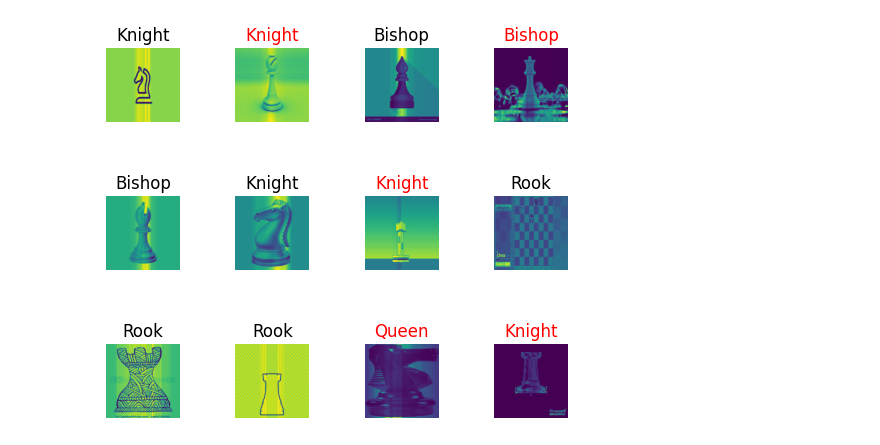
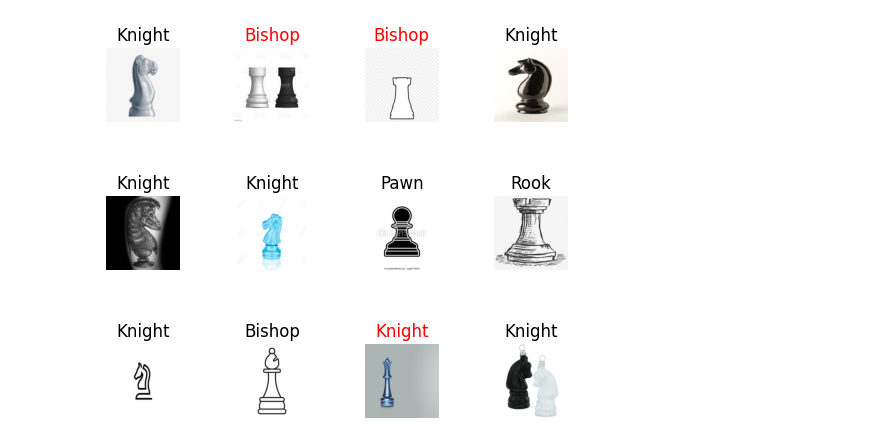
Before and after one commit to khirobenn/Deep-Learning, a Jupyter notebook: chess_model.ipynb, the cells around one changed output. Saved outputs shown, nothing was run; the diff lists cells and outputs as text; code cells hidden in the pictures.

Commit message:
At this level, this is the best I can do. I will improve my knowledge to improve this model.

```diff
--- a/chess_model.ipynb
+++ b/chess_model.ipynb
@@ -40,7 +33,7 @@ for pixels, category in training_data:
     Y.append(category)
 # %%
 X = np.array(X)
-X = X.reshape(X.shape[0], X.shape[1], X.shape[2], 1)
+# X = X.reshape(X.shape[0], X.shape[1], X.shape[2], X.shape[3],1)
 Y = np.array(Y)
 print(X.shape)
 print(Y.shape)
@@ -49,4 +42,4 @@ print(Y.shape)
 (651,)
 # %%
 import tensorflow as tf
-X = tf.keras.utils.normalize(X, axis = 1)
+X = X / 255.0
@@ -65,17 +85,17 @@ print(X.shape[1:])
 # %%
 model = tf.keras.Sequential()
 
-model.add(tf.keras.layers.Conv2D(64 , (3,3), activation=tf.nn.leaky_relu))
+model.add(tf.keras.layers.Conv2D(64 , (3,3), input_shape=X.shape[1:], activation=tf.nn.leaky_relu))
 model.add(tf.keras.layers.MaxPooling2D(pool_size=(2,2)))
 model.add(tf.keras.layers.Conv2D(32, (3,3), activation=tf.nn.leaky_relu))
 model.add(tf.keras.layers.MaxPooling2D(pool_size=(2,2)))
 
 model.add(tf.keras.layers.Flatten())
 model.add(tf.keras.layers.Dense(128, activation=tf.nn.leaky_relu))
-model.add(tf.keras.layers.Dropout(0.5))
+model.add(tf.keras.layers.Dropout(0.6))
 model.add(tf.keras.layers.Dense(len(CATEGORIES), activation=tf.nn.softmax))
 
-model.compile(optimizer='adam',
+model.compile(optimizer=tf.keras.optimizers.Adam(learning_rate=0.0001),
               loss='sparse_categorical_crossentropy',
               metrics=['accuracy'])
 
@@ -106,5 +126,5 @@ Model: "sequential_2"
  Non-trainable params: 0 (0.00 B)
 # %%
-model.fit(X_train, Y_train, epochs=20)
+model.fit(X_train, Y_train, epochs=20, batch_size=32)
 # %% [output]
 Epoch 1/20
@@ -138,18 +158,18 @@ predictions = model.predict(X_test)
 # %%
-x = 0
+x = 70
 y = x+12
 # printing some pictures of the x_test and it's predictions as title
 false_values = 0
 for i in range(x, y):
     plt.subplot(3, 4, i-x+1)
     plt.subplots_adjust(hspace=1)
     plt.imshow(X_test[i])
     plt.axis('off')
     color = 'black'
     if np.argmax(predictions[i]) != Y_test[i]:
         false_values = false_values + 1
         color = 'red'
     plt.title(CATEGORIES[np.argmax(predictions[i])], color=color)
 plt.show()
 # %% [output]
-[figure, old version]
+[figure, new version]
```
Also changed, not shown: parts of 10 cells of this notebook.
